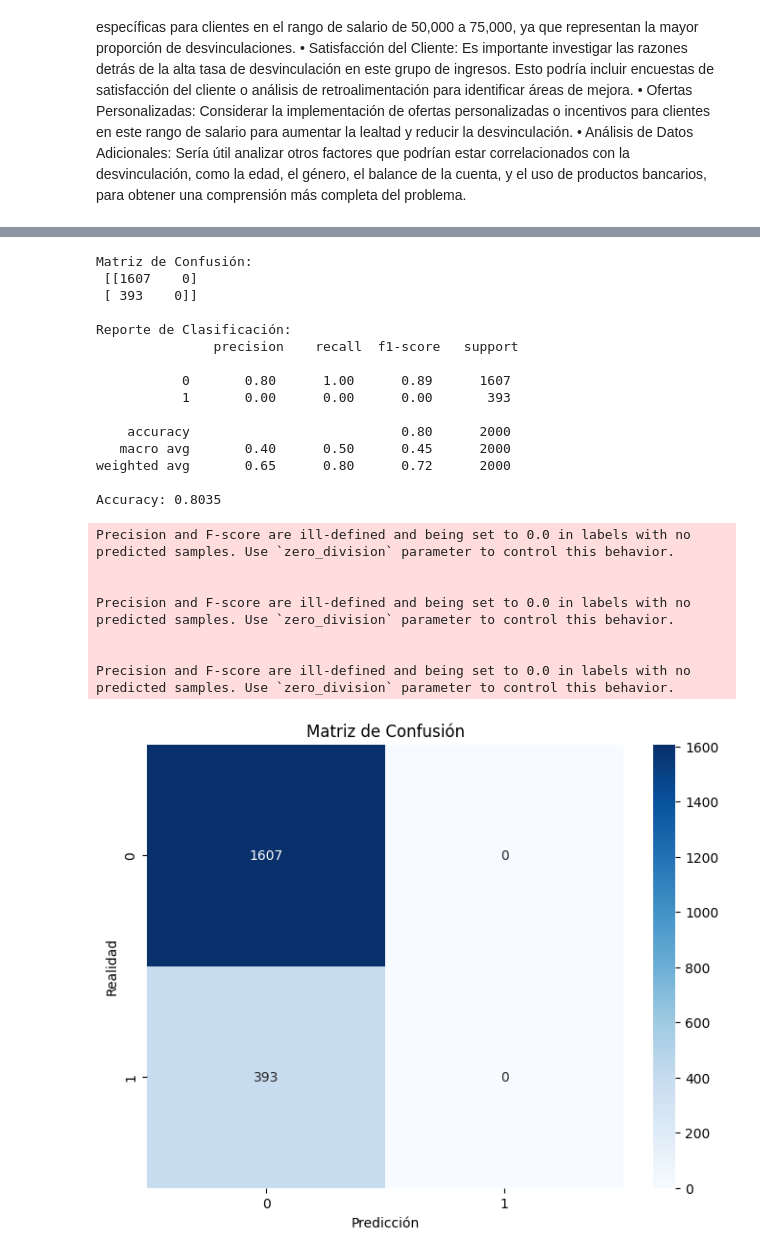
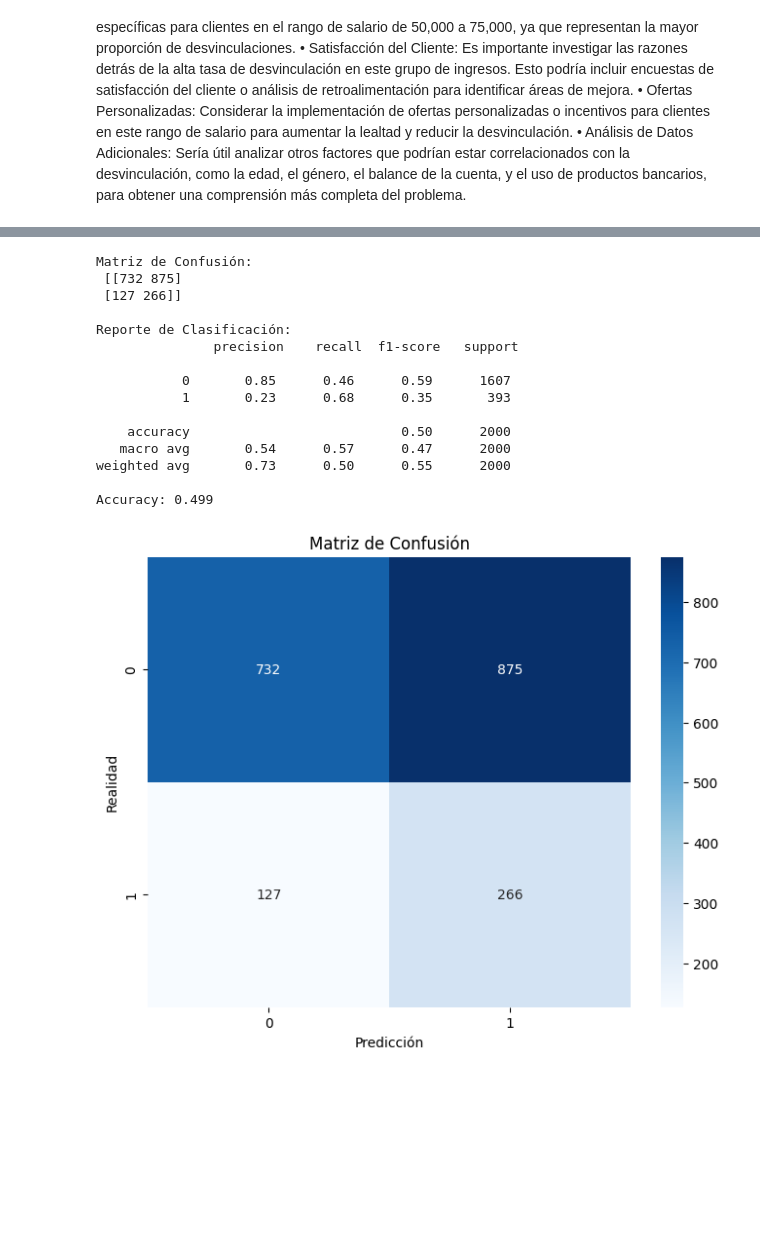
Before and after one commit to juanscc2/ProyectoBigData, a Jupyter notebook: Proyecto_Big_Data.ipynb, the cells around one changed output, grey strips where cells are left out. Saved outputs shown, nothing was run; the diff lists cells and outputs as text; code cells hidden in the pictures; blank space fills up the shorter version.

```diff
--- a/Proyecto_Big_Data.ipynb
+++ b/Proyecto_Big_Data.ipynb
@@ -328,6 +388,7 @@ import seaborn as sns
 from sklearn.model_selection import train_test_split
 from sklearn.linear_model import LogisticRegression
 from sklearn.metrics import classification_report, confusion_matrix, accuracy_score, roc_curve, auc
+from imblearn.over_sampling import SMOTE
 
 # Cargar los datos
 df = pd.read_csv(file_path)
@@ -336,14 +397,18 @@ df.fillna(method='ffill', inplace=True)  # Manejo de valores faltantes
 df = pd.get_dummies(df, drop_first=True)  # Codificación de variables categóricas
 
 # División de datos
-X = df.drop('Exited', axis=1)  # Variable objetivo, para saber cuales fueron los clientes que se fueron del banco.
+X = df.drop('Exited', axis=1)  # Variable objetivo, para saber cuáles fueron los clientes que se fueron del banco.
 y = df['Exited']
 
 X_train, X_test, y_train, y_test = train_test_split(X, y, test_size=0.2, random_state=42)
 
+# Aplicar SMOTE para el sobremuestreo de la clase minoritaria en los datos de entrenamiento
+smote = SMOTE(random_state=42)
+X_train_res, y_train_res = smote.fit_resample(X_train, y_train)
+
 # Construcción del modelo de Regresión Logística
 model = LogisticRegression()
-model.fit(X_train, y_train)
+model.fit(X_train_res, y_train_res)
 
 # Hacer predicciones
 y_pred = model.predict(X_test)
@@ -358,46 +423,39 @@ conf_matrix = confusion_matrix(y_test, y_pred)
 plt.figure(figsize=(8, 6))
 sns.heatmap(conf_matrix, annot=True, fmt="d", cmap="Blues")
 plt.title("Matriz de Confusión")
 plt.xlabel("Predicción")
 plt.ylabel("Realidad")
 plt.show()
 
 # Curva ROC
 y_pred_proba = model.predict_proba(X_test)[:, 1]
 fpr, tpr, thresholds = roc_curve(y_test, y_pred_proba)
 roc_auc = auc(fpr, tpr)
 
 plt.figure(figsize=(8, 6))
 plt.plot(fpr, tpr, color='blue', lw=2, label='Curva ROC (área = %0.2f)' % roc_auc)
 plt.plot([0, 1], [0, 1], color='red', lw=2, linestyle='--')
 plt.xlim([0.0, 1.0])
 plt.ylim([0.0, 1.05])
 plt.xlabel('Tasa de Falsos Positivos')
 plt.ylabel('Tasa de Verdaderos Positivos')
 plt.title('Curva ROC')
 plt.legend(loc="lower right")
 plt.show()
 # %% [output]
 Matriz de Confusión:
- [[1607    0]
- [ 393    0]]
+ [[732 875]
+ [127 266]]
 
 Reporte de Clasificación:
                precision    recall  f1-score   support
 
-           0       0.80      1.00      0.89      1607
-           1       0.00      0.00      0.00       393
+           0       0.85      0.46      0.59      1607
+           1       0.23      0.68      0.35       393
 
-    accuracy                           0.80      2000
-   macro avg       0.40      0.50      0.45      2000
-weighted avg       0.65      0.80      0.72      2000
+    accuracy                           0.50      2000
+   macro avg       0.54      0.57      0.47      2000
+weighted avg       0.73      0.50      0.55      2000
 
-Accuracy: 0.8035
+Accuracy: 0.499
-Precision and F-score are ill-defined and being set to 0.0 in labels with no predicted samples. Use `zero_division` parameter to control this behavior.
-
-
-Precision and F-score are ill-defined and being set to 0.0 in labels with no predicted samples. Use `zero_division` parameter to control this behavior.
-
-
-Precision and F-score are ill-defined and being set to 0.0 in labels with no predicted samples. Use `zero_division` parameter to control this behavior.
-[figure, old version]
+[figure, new version]
```
Also changed, not shown: parts of 6 cells of this notebook.
